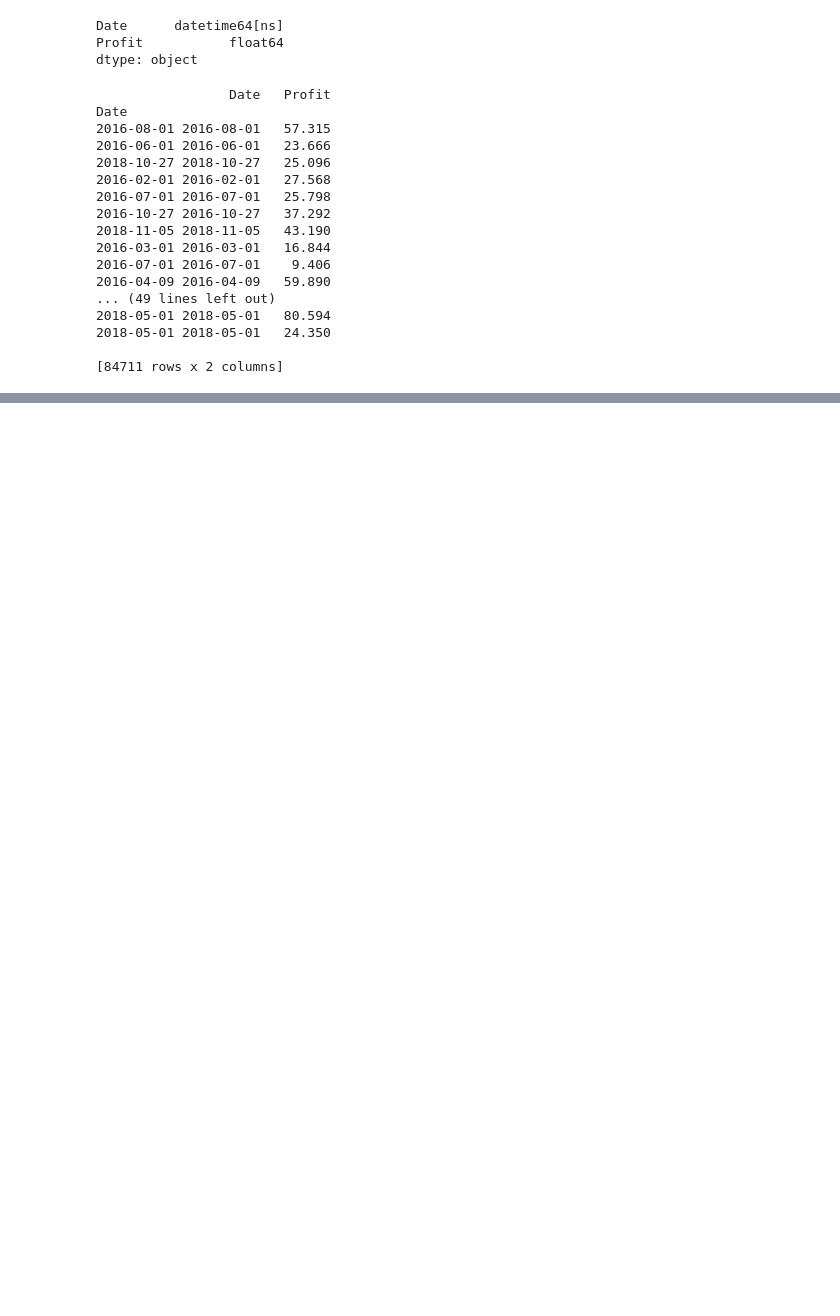
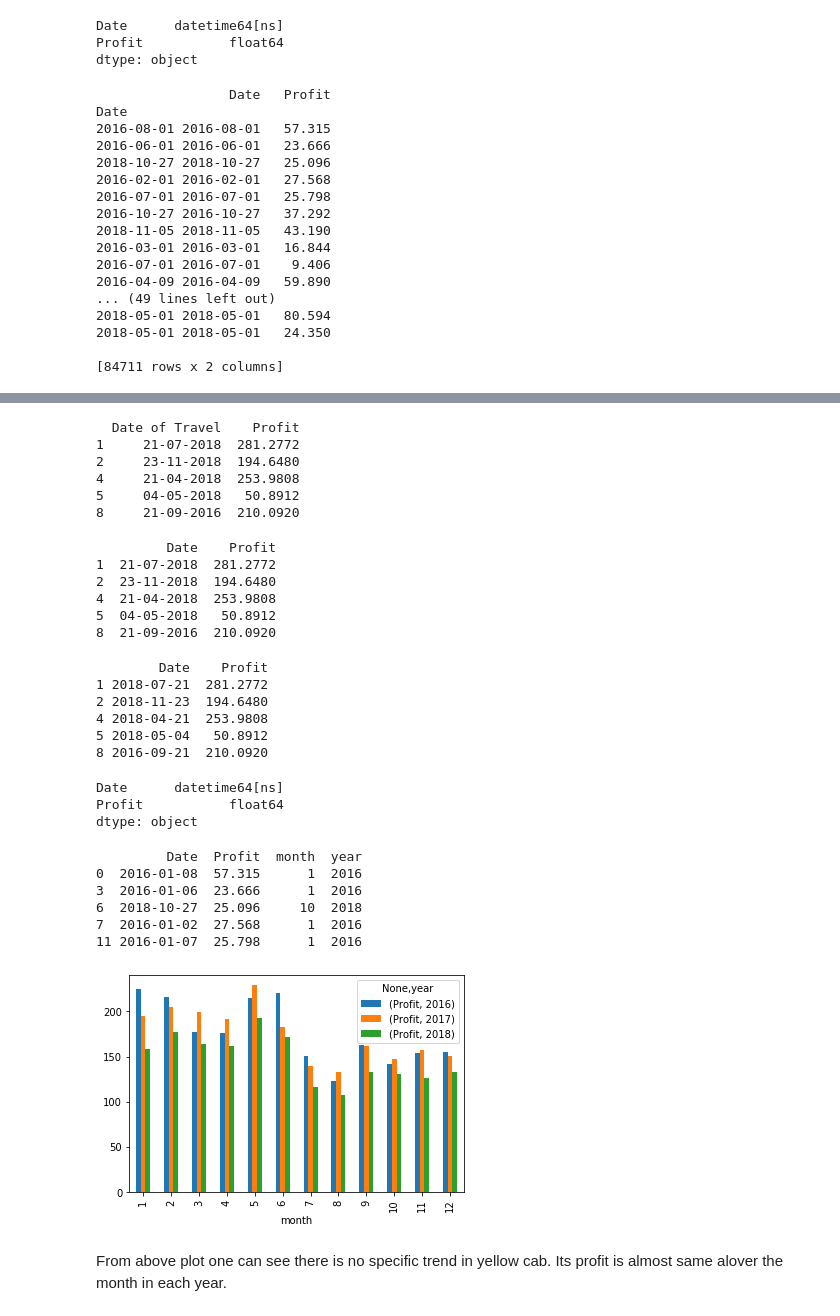
Before and after one commit to Rash1425/DataSets, a Jupyter notebook: G2M_cab_data_Analysis.ipynb, the cells around one changed output, grey strips where cells are left out. Drawn from its saved outputs; the diff is of its cells as text; code cells hidden in the pictures; blank space fills up the shorter version.

```diff
--- a/G2M_cab_data_Analysis.ipynb
+++ b/G2M_cab_data_Analysis.ipynb
@@ -504,0 +565,53 @@ print(yellow_cab)
+# %%
+ts_y = pd.DataFrame(yellow_cab,columns=['Date of Travel','Profit'])
+print(ts_y.head())
+# %% [output]
+  Date of Travel    Profit
+1     21-07-2018  281.2772
+2     23-11-2018  194.6480
+4     21-04-2018  253.9808
+5     04-05-2018   50.8912
+8     21-09-2016  210.0920
+# %%
+ts_y = ts_y.rename(columns = {'Date of Travel': 'Date'}, inplace = False)
+print(ts_y.head())
+# %% [output]
+         Date    Profit
+1  21-07-2018  281.2772
+2  23-11-2018  194.6480
+4  21-04-2018  253.9808
+5  04-05-2018   50.8912
+8  21-09-2016  210.0920
+# %%
+ts_y["Date"]=pd.to_datetime(ts_y.Date,format='%d-%m-%Y')
+print(ts_y.head())
+# %% [output]
+        Date    Profit
+1 2018-07-21  281.2772
+2 2018-11-23  194.6480
+4 2018-04-21  253.9808
+5 2018-05-04   50.8912
+8 2016-09-21  210.0920
+# %%
+ts_y.dtypes
+# %% [output]
+Date      datetime64[ns]
+Profit           float64
+dtype: object
+# %%
+ts_y['month'] = pd.DatetimeIndex(ts_y['Date']).month
+ts_y['year'] = pd.DatetimeIndex(ts_y['Date']).year
+print(ts.head())
+# %% [output]
+         Date  Profit  month  year
+0  2016-01-08  57.315      1  2016
+3  2016-01-06  23.666      1  2016
+6  2018-10-27  25.096     10  2018
+7  2016-01-02  27.568      1  2016
+11 2016-01-07  25.798      1  2016
+# %%
+ts_y=ts_y.groupby(['month','year'])[['Profit']].mean().unstack().plot(kind='bar')
+# %% [output]
+[figure, added]
+# %% [markdown]
+From above plot one can see there is no specific trend in yellow cab. Its profit is almost same alover the month in each year.
```
Also changed, not shown: parts of 18 cells of this notebook.
